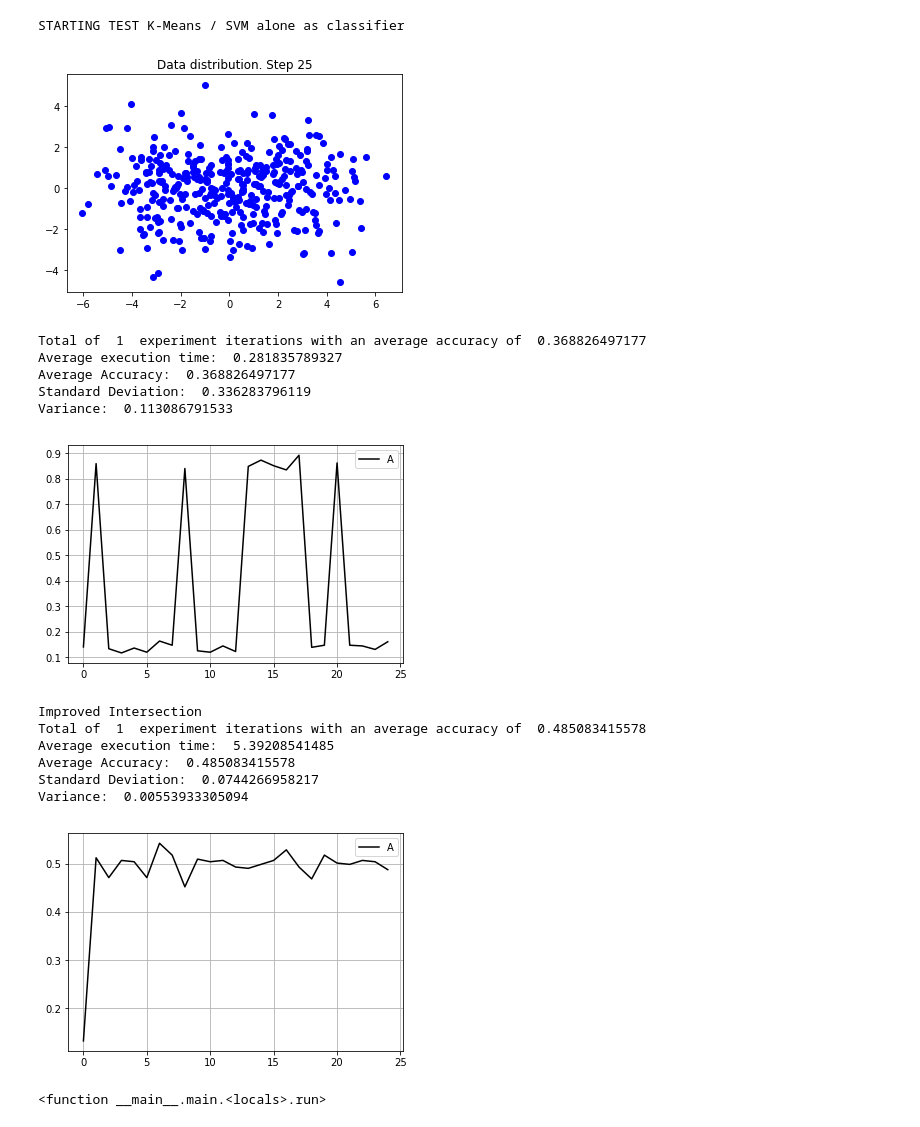
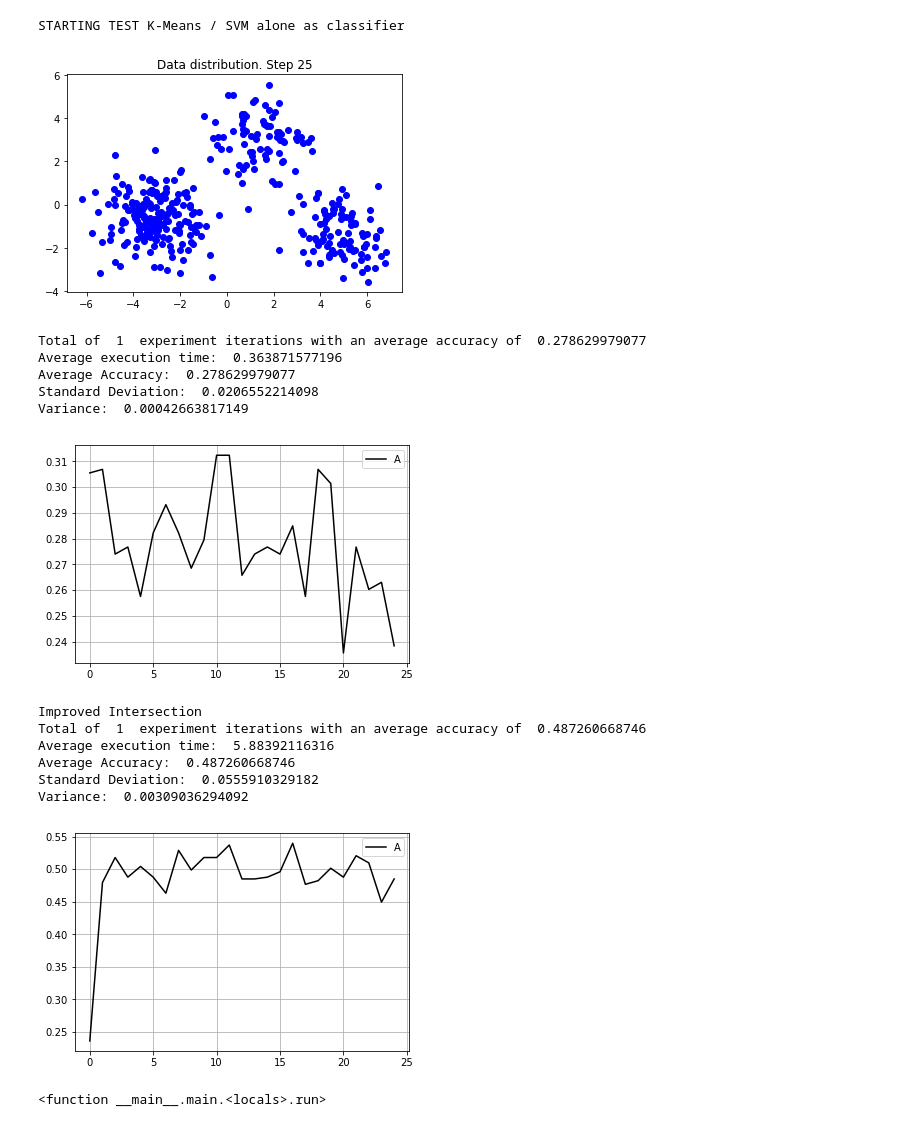
Before and after one commit to raulsenaferreira/Systems-Engineering, a Jupyter notebook: Dissertation/main.ipynb, the cells around one changed output. Saved outputs shown, nothing was run; the diff lists cells and outputs as text; code cells hidden in the pictures.

```diff
--- a/Dissertation/main.ipynb
+++ b/Dissertation/main.ipynb
@@ -81,7 +81,7 @@ def main():
     path = os.getcwd()+sep+'data'+sep
 
     #loading a dataset
-    dataValues, dataLabels = setup.load2CHT(path)
+    dataValues, dataLabels = setup.loadMultimodal_2C_2D(path)
 
     experiments = {}
 
@@ -104,45 +104,45 @@ def main():
     ''' Proposed Method 1 (GMM) '''
     #experiments[3] = Experiment(compose, dataValues, dataLabels, "STARTING TEST with Cluster and label as classifier and GMM / KDE as cutting data")
 
     ''' Proposed Method 2 (Alvim) '''
     ##experiments[4] = Experiment(compose3, dataValues, dataLabels, "STARTING TEST with Cluster and label as classifier and GMM / KDE as cutting data")
 
     '''
     Proposed method 3 (Intersection between two distributions)
     '''
     ##experiments[5] = Experiment(intersection, dataValues, dataLabels, "STARTING TEST Cluster and label as classifier and Intersection between two distributions")
 
     '''
     Proposed method 4 (Intersection between two distributions + GMM)
     '''
     experiments[6] = Experiment(improved_intersection, dataValues, dataLabels, "Improved Intersection")
 
     #doExperiments(experiments, 1)
 
     #running pywidget
     def run(sizeOfBatch):
         doExperiments(experiments, 1, sizeOfBatch)
 
     v = interact(run, sizeOfBatch=(1, 49, 1));
     display(v)
 
 
 if __name__ == "__main__":
     main()
 # %% [output]
 STARTING TEST K-Means / SVM alone as classifier
-[figure, old version]
+[figure, new version]
-Total of  1  experiment iterations with an average accuracy of  0.368826497177
-Average execution time:  0.281835789327
-Average Accuracy:  0.368826497177
-Standard Deviation:  0.336283796119
-Variance:  0.113086791533
+Total of  1  experiment iterations with an average accuracy of  0.278629979077
+Average execution time:  0.363871577196
+Average Accuracy:  0.278629979077
+Standard Deviation:  0.0206552214098
+Variance:  0.00042663817149
-[figure, old version]
+[figure, new version]
 Improved Intersection
-Total of  1  experiment iterations with an average accuracy of  0.485083415578
-Average execution time:  5.39208541485
-Average Accuracy:  0.485083415578
-Standard Deviation:  0.0744266958217
-Variance:  0.00553933305094
+Total of  1  experiment iterations with an average accuracy of  0.487260668746
+Average execution time:  5.88392116316
+Average Accuracy:  0.487260668746
+Standard Deviation:  0.0555910329182
+Variance:  0.00309036294092
-[figure, old version]
+[figure, new version]
 <function __main__.main.<locals>.run>
```
Also changed, not shown: 5 other files.
